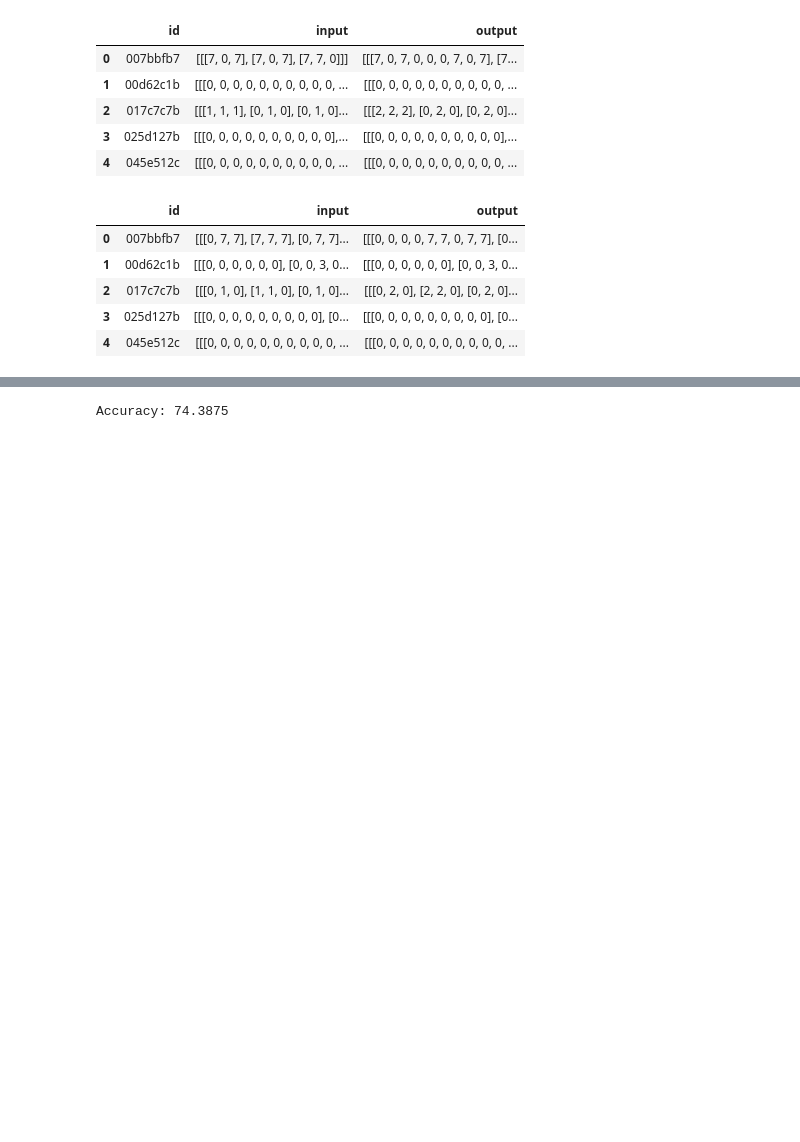
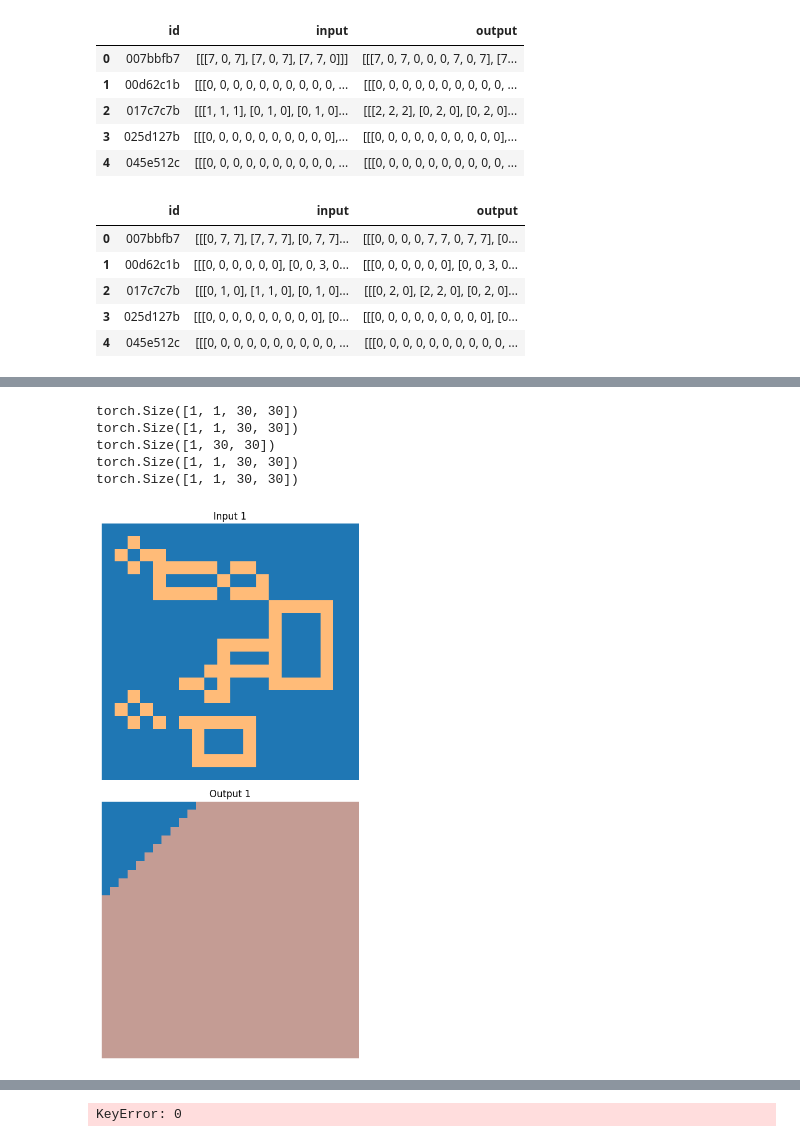
Before and after one commit to anishfish2/arc-ai, a Jupyter notebook: main.ipynb, the cells around one changed output, grey strips where cells are left out. Saved outputs shown, nothing was run; the diff lists cells and outputs as text; code cells hidden in the pictures; blank space fills up the shorter version.

```diff
--- a/main.ipynb
+++ b/main.ipynb
@@ -232,0 +281,12 @@ print(len(train_predict_set_df['standardized_input'][0][0][0]))
+# %%
+prediction = predict(model, train_predict_set_df, 1)
+print(prediction.squeeze().unsqueeze(0).shape)
+visualize_from_data(train_predict_set_df['input'].iloc[1], predict(model, train_predict_set_df, 1).detach().cpu().squeeze().unsqueeze(0).numpy())
+visualize_from_data(train_predict_set_df['input'].iloc[1], train_predict_set_df['output'].iloc[1])
+# %% [output]
+torch.Size([1, 1, 30, 30])
+torch.Size([1, 1, 30, 30])
+torch.Size([1, 30, 30])
+torch.Size([1, 1, 30, 30])
+torch.Size([1, 1, 30, 30])
+[figure, added]
@@ -233,8 +294,8 @@ print(len(train_predict_set_df['standardized_input'][0][0][0]))
 # %%
 model.eval()
-evaluate_model(model, train_predict_set_df)
+evaluate_model(model, train_predict_set_df[0])
 # %% [output]
-Accuracy: 74.3875
+KeyError: 0
 # %%
 predictions = predict(model, train_predict_set_df)
 visualize_from_data(predictions[0])
```
Also changed, not shown: parts of 11 cells of this notebook, 2 other files.
